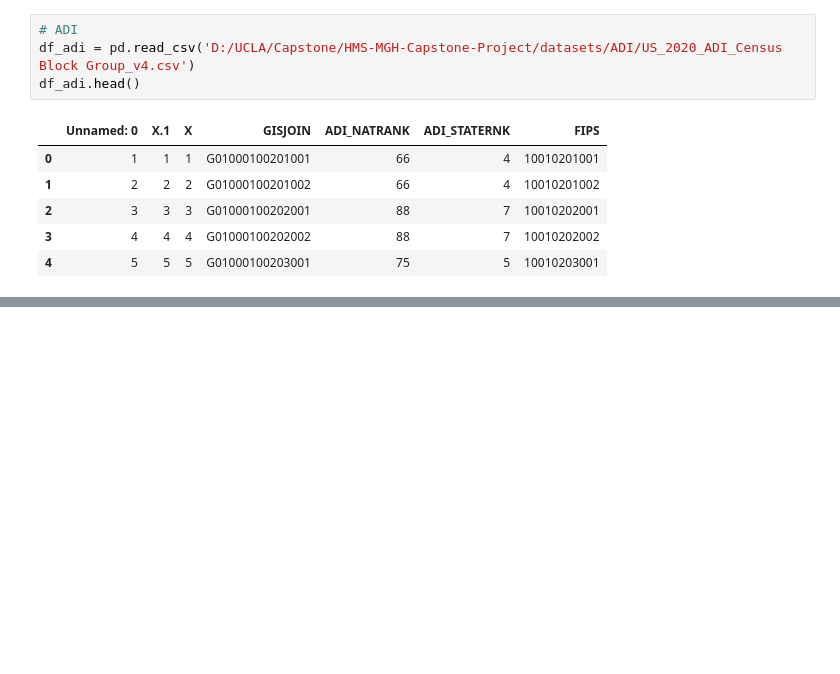
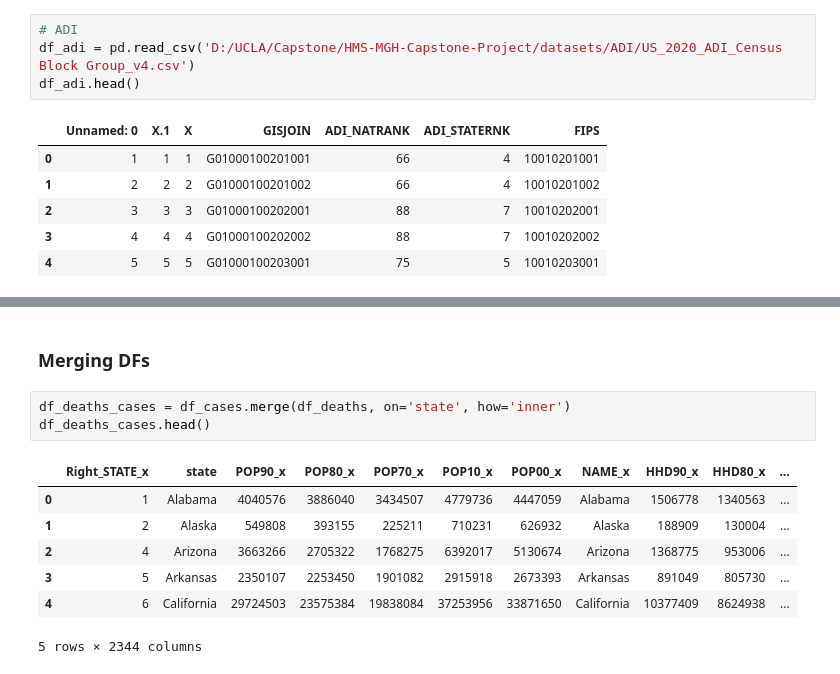
Before and after one commit to jaclynchiu7/HMS-MGH-Capstone-Project, a Jupyter notebook: data_processing/combine_states.ipynb, the cells around one changed output, grey strips where cells are left out. Cells and saved outputs as stored; diff of their text form; blank space fills up the shorter version.

```diff
--- a/data_processing/combine_states.ipynb
+++ b/data_processing/combine_states.ipynb
@@ -55,0 +107,13 @@ for filename in all_ahd_files:
+# %% [markdown]
+### Merging DFs
+# %%
+df_deaths_cases = df_cases.merge(df_deaths, on='state', how='inner')
+df_deaths_cases.head()
+# %% [output]
+|  | Right_STATE_x | state | POP90_x | POP80_x | POP70_x | POP10_x | POP00_x | NAME_x | HHD90_x | HHD80_x | ... |
+| 0 | 1 | Alabama | 4040576 | 3886040 | 3434507 | 4779736 | 4447059 | Alabama | 1506778 | 1340563 | ... |
+| 1 | 2 | Alaska | 549808 | 393155 | 225211 | 710231 | 626932 | Alaska | 188909 | 130004 | ... |
+| 2 | 4 | Arizona | 3663266 | 2705322 | 1768275 | 6392017 | 5130674 | Arizona | 1368775 | 953006 | ... |
+| 3 | 5 | Arkansas | 2350107 | 2253450 | 1901082 | 2915918 | 2673393 | Arkansas | 891049 | 805730 | ... |
+| 4 | 6 | California | 29724503 | 23575384 | 19838084 | 37253956 | 33871650 | California | 10377409 | 8624938 | ... |
+5 rows × 2344 columns
```
Also changed, not shown: parts of 5 cells of this notebook, 14 other files.
